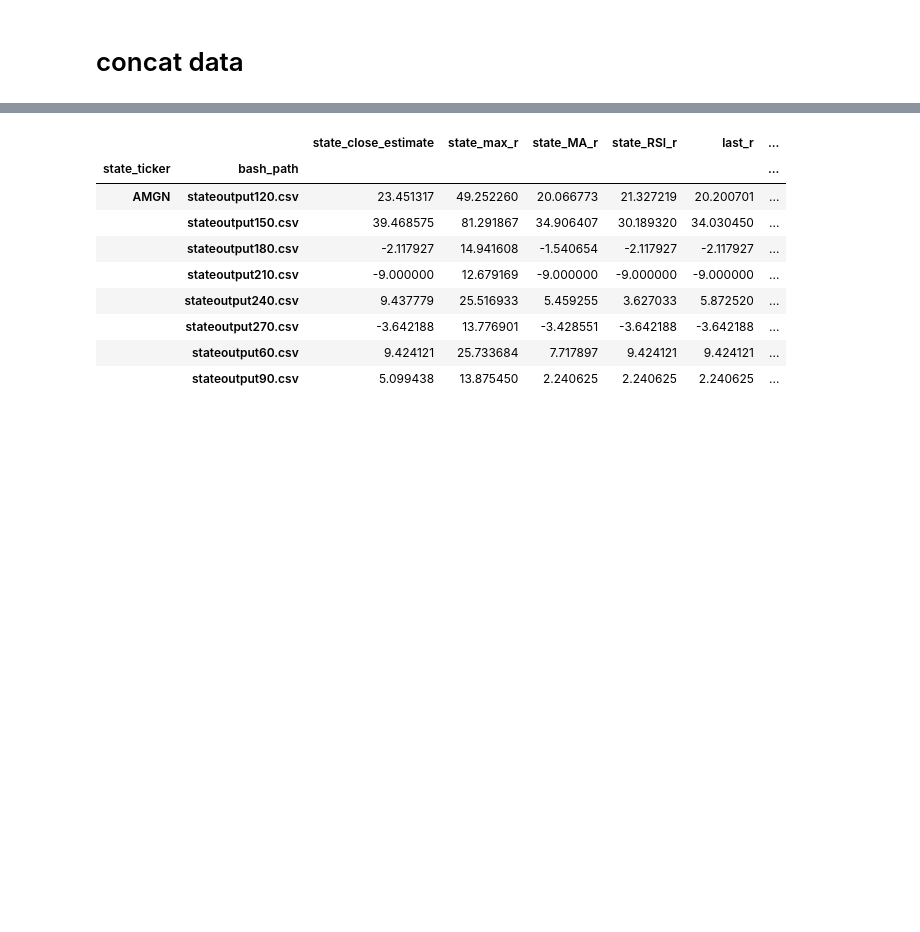
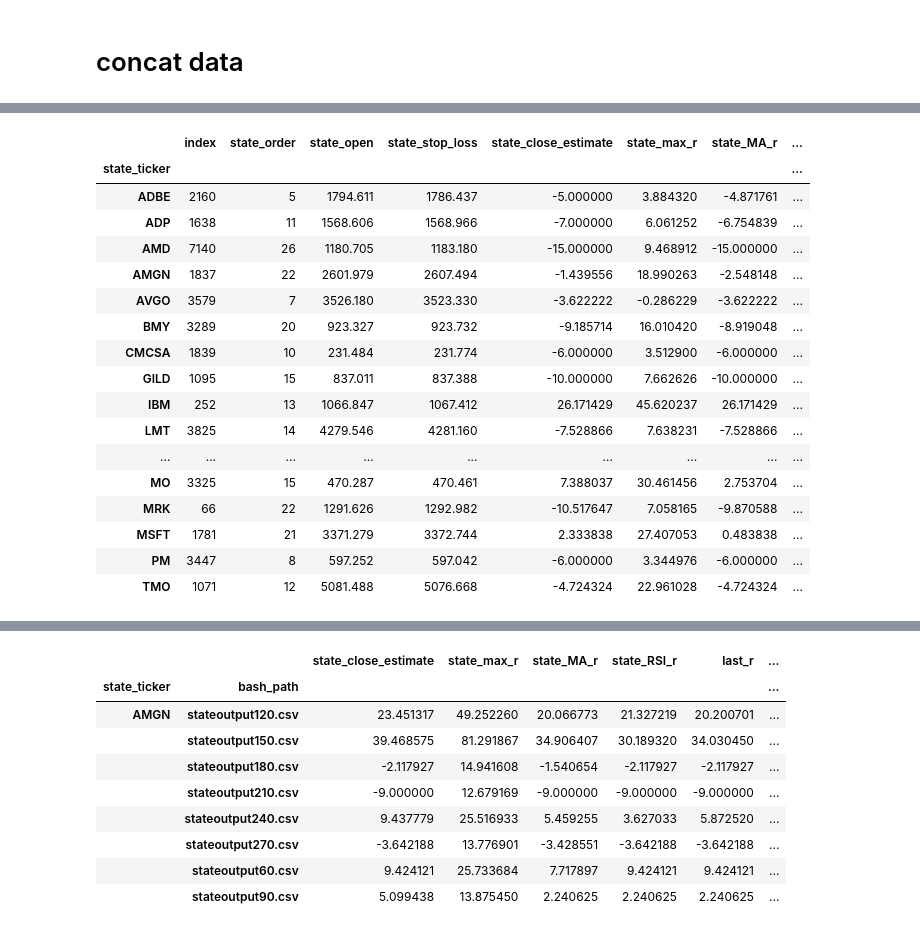
Before and after one commit to trollssqwer/stock-app, a Jupyter notebook: test.ipynb, the cells around one changed output, grey strips where cells are left out. Saved outputs shown, nothing was run; the diff lists cells and outputs as text; code cells hidden in the pictures; blank space fills up the shorter version.

```diff
--- a/test.ipynb
+++ b/test.ipynb
@@ -224 +288,22 @@ dtype: float64
+# %%
+concat_data.loc[(concat_data.bash_path == 'stateoutput0.csv') & (concat_data.state_ticker.isin(portfolio))].groupby('state_ticker').sum()
+# %% [output]
+|  | index | state_order | state_open | state_stop_loss | state_close_estimate | state_max_r | state_MA_r | ... |
+| state_ticker |  |  |  |  |  |  |  | ... |
+| ADBE | 2160 | 5 | 1794.611 | 1786.437 | -5.000000 | 3.884320 | -4.871761 | ... |
+| ADP | 1638 | 11 | 1568.606 | 1568.966 | -7.000000 | 6.061252 | -6.754839 | ... |
+| AMD | 7140 | 26 | 1180.705 | 1183.180 | -15.000000 | 9.468912 | -15.000000 | ... |
+| AMGN | 1837 | 22 | 2601.979 | 2607.494 | -1.439556 | 18.990263 | -2.548148 | ... |
+| AVGO | 3579 | 7 | 3526.180 | 3523.330 | -3.622222 | -0.286229 | -3.622222 | ... |
+| BMY | 3289 | 20 | 923.327 | 923.732 | -9.185714 | 16.010420 | -8.919048 | ... |
+| CMCSA | 1839 | 10 | 231.484 | 231.774 | -6.000000 | 3.512900 | -6.000000 | ... |
+| GILD | 1095 | 15 | 837.011 | 837.388 | -10.000000 | 7.662626 | -10.000000 | ... |
+| IBM | 252 | 13 | 1066.847 | 1067.412 | 26.171429 | 45.620237 | 26.171429 | ... |
+| LMT | 3825 | 14 | 4279.546 | 4281.160 | -7.528866 | 7.638231 | -7.528866 | ... |
+| ... | ... | ... | ... | ... | ... | ... | ... | ... |
+| MO | 3325 | 15 | 470.287 | 470.461 | 7.388037 | 30.461456 | 2.753704 | ... |
+| MRK | 66 | 22 | 1291.626 | 1292.982 | -10.517647 | 7.058165 | -9.870588 | ... |
+| MSFT | 1781 | 21 | 3371.279 | 3372.744 | 2.333838 | 27.407053 | 0.483838 | ... |
+| PM | 3447 | 8 | 597.252 | 597.042 | -6.000000 | 3.344976 | -6.000000 | ... |
+| TMO | 1071 | 12 | 5081.488 | 5076.668 | -4.724324 | 22.961028 | -4.724324 | ... |
 # %%
```
Also changed, not shown: parts of 24 cells of this notebook, 8 other files.
